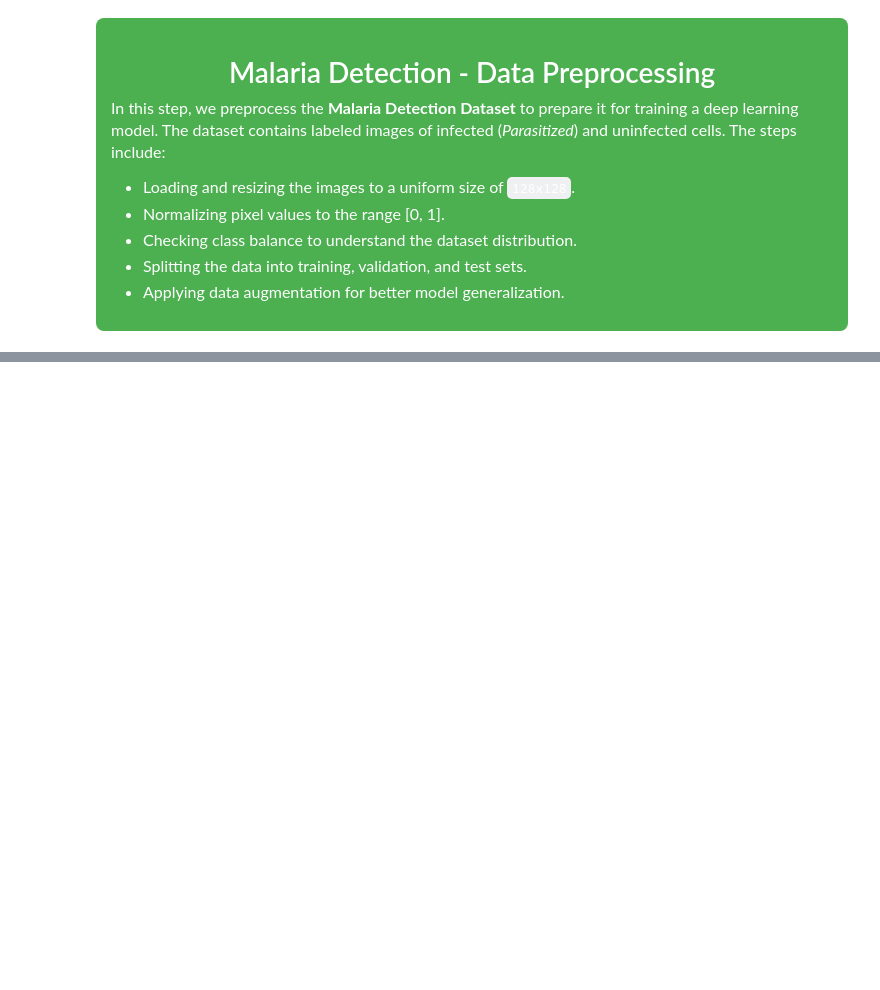
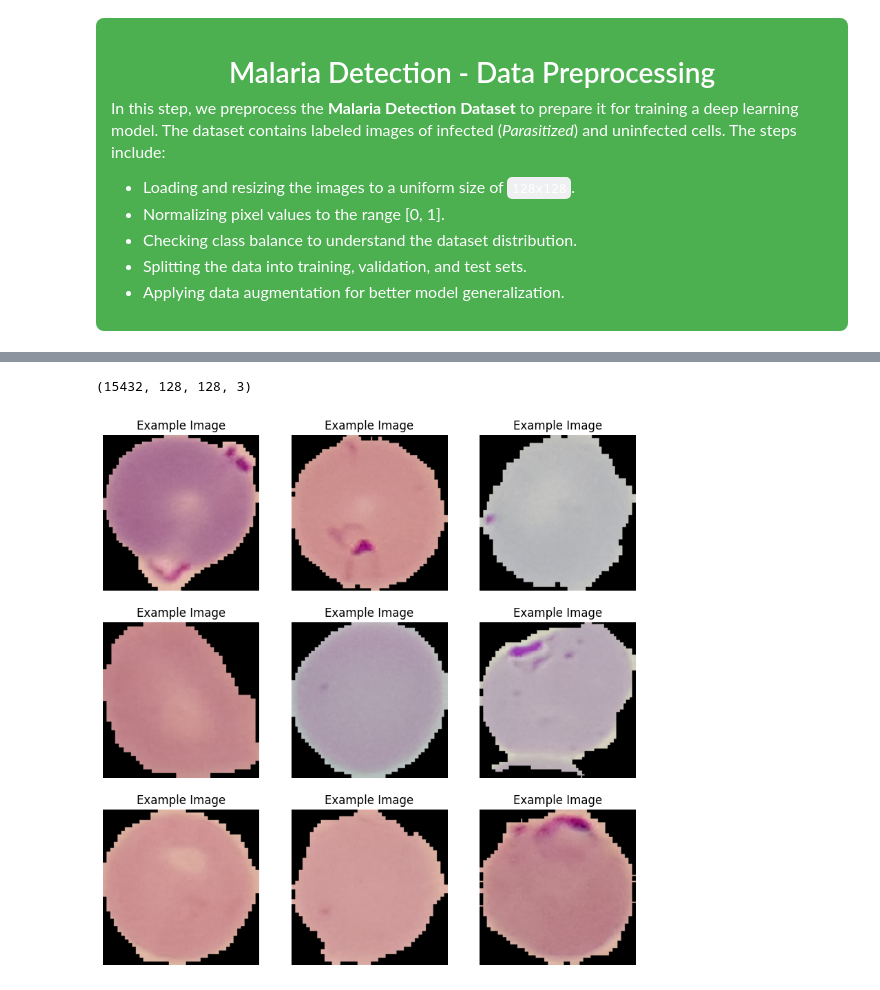
Before and after one commit to epythonlab2/malaria_detection, a Jupyter notebook: notebooks/malaria_detection.ipynb, the cells around one changed output, grey strips where cells are left out. Drawn from its saved outputs; the diff is of its cells as text; code cells hidden in the pictures; blank space fills up the shorter version.

```diff
--- a/notebooks/malaria_detection.ipynb
+++ b/notebooks/malaria_detection.ipynb
@@ -109,6 +109,9 @@ data/
     <li>Applying data augmentation for better model generalization.</li>
   </ul>
 </div>
+# %%
+# Create instance Preprocessor Class
+processor = Preprocessor(target_size=(128, 128))
 # %%
 import matplotlib.pyplot as plt
 import numpy as np
@@ -157,0 +158,17 @@ Creating data augmentation generator...
+# %%
+print(train_images.shape)
+# %% [output]
+(15432, 128, 128, 3)
+# %%
+import matplotlib.pyplot as plt
+
+# Visualizing the first 9 images
+plt.figure(figsize=(10, 10))
+for i in range(9):
+    plt.subplot(3, 3, i + 1)
+    plt.imshow(train_images[i])
+    plt.title("Example Image")
+    plt.axis("off")
+plt.show()
+# %% [output]
+[figure, added]
```
Also changed, not shown: parts of 11 cells of this notebook, 1 other file.
